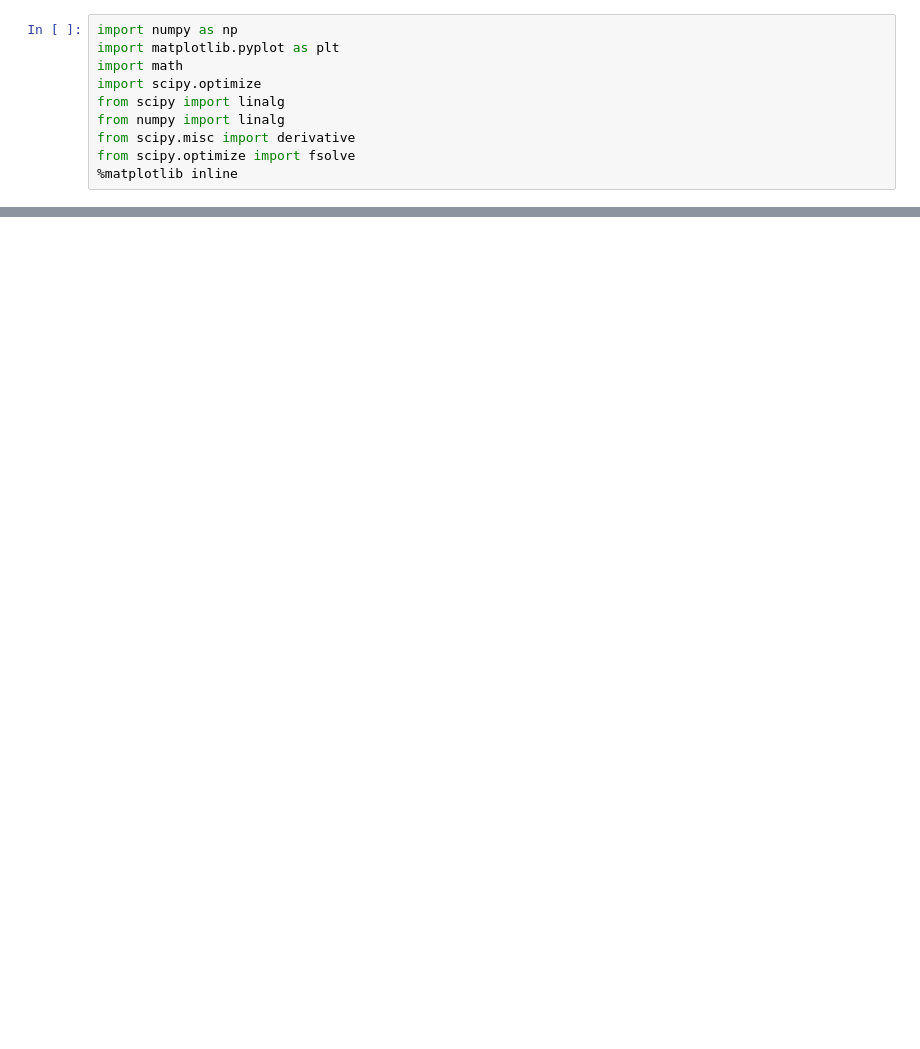
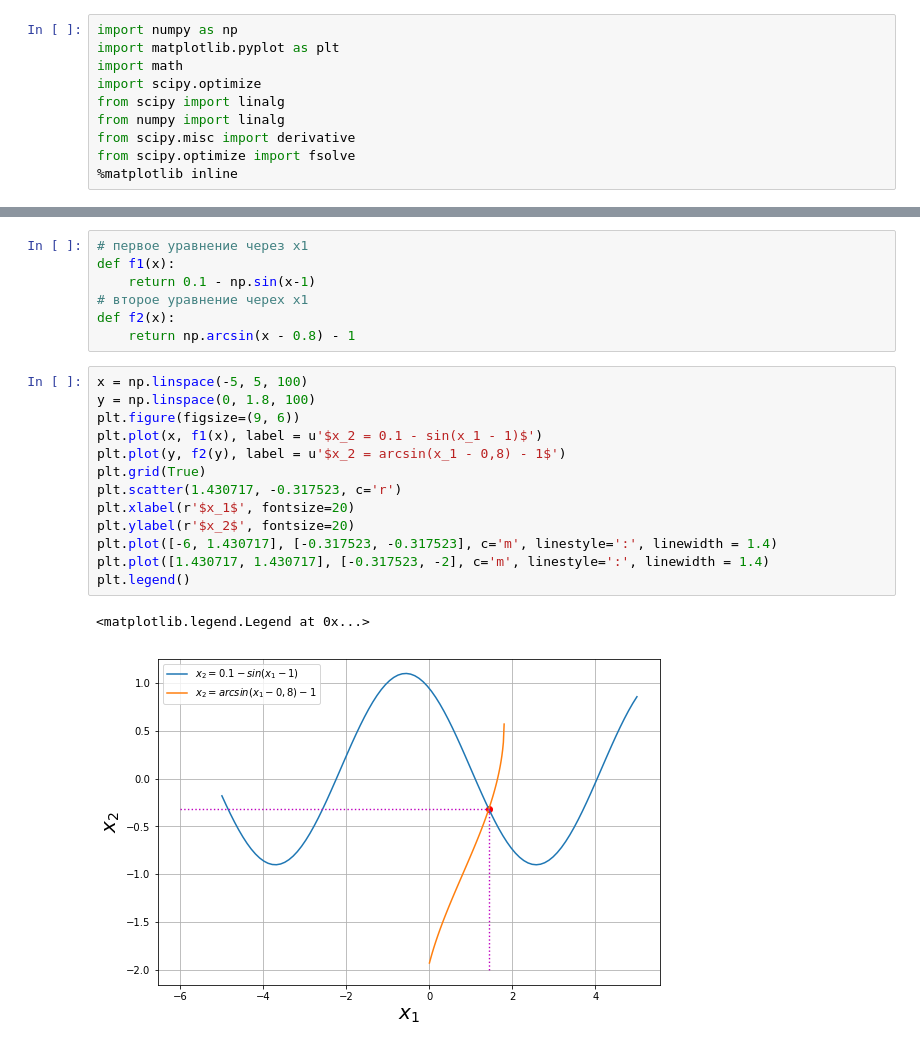
Before and after one commit to agavrilina/Numerical-Methods, a Jupyter notebook: 4.1.ipynb, the cells around one changed output, grey strips where cells are left out. Drawn from its saved outputs; the diff is of its cells as text; blank space fills up the shorter version.

```diff
--- a/4.1.ipynb
+++ b/4.1.ipynb
@@ -102,0 +128,23 @@ x_1 - sin(x_2 + 1) - 0,8 = 0\\
+# %%
+# первое уравнение через x1
+def f1(x):
+    return 0.1 - np.sin(x-1)
+# второе уравнение черех x1
+def f2(x):
+    return np.arcsin(x - 0.8) - 1
+# %%
+x = np.linspace(-5, 5, 100)
+y = np.linspace(0, 1.8, 100)
+plt.figure(figsize=(9, 6))
+plt.plot(x, f1(x), label = u'$x_2 = 0.1 - sin(x_1 - 1)$')
+plt.plot(y, f2(y), label = u'$x_2 = arcsin(x_1 - 0,8) - 1$')
+plt.grid(True)
+plt.scatter(1.430717, -0.317523, c='r')
+plt.xlabel(r'$x_1$', fontsize=20)
+plt.ylabel(r'$x_2$', fontsize=20)
+plt.plot([-6, 1.430717], [-0.317523, -0.317523], c='m', linestyle=':', linewidth = 1.4)
+plt.plot([1.430717, 1.430717], [-0.317523, -2], c='m', linestyle=':', linewidth = 1.4)
+plt.legend()
+# %% [output]
+<matplotlib.legend.Legend at 0x...>
+[figure, added]
```
Also changed, not shown: parts of 32 cells of this notebook.
